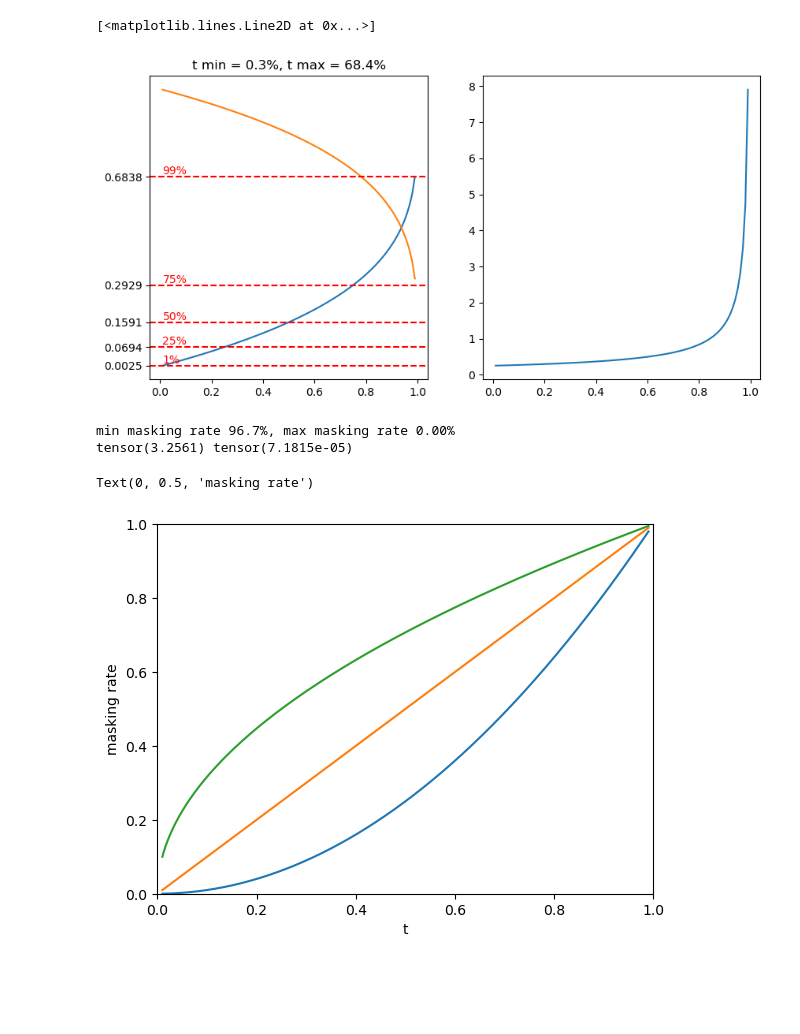
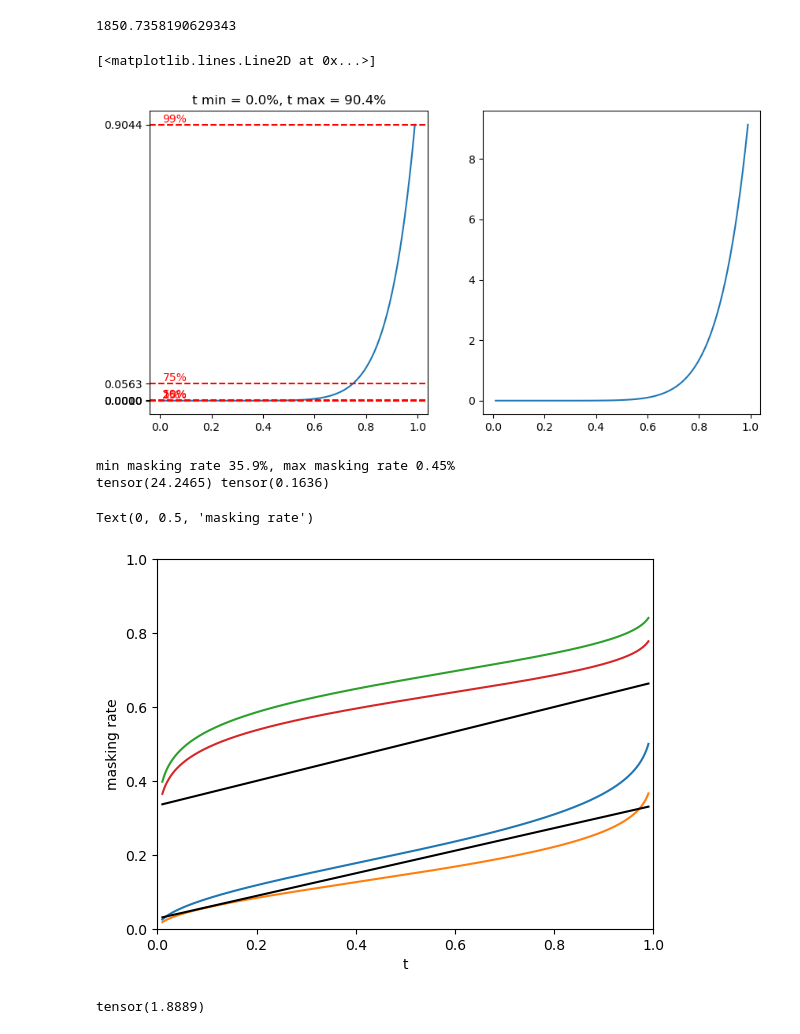
Before and after one commit to jthuemmel/thesis, a Jupyter notebook: simplify.ipynb, the cells around one changed output. Saved outputs shown, nothing was run; the diff lists cells and outputs as text; code cells hidden in the pictures; blank space fills up the shorter version.

```diff
--- a/simplify.ipynb
+++ b/simplify.ipynb
@@ -27,9 +169,13 @@ model = EinMask(network=network, world=world)
+# %%
+c1tgt = 10
+c0tgt = 30
+# %% [output]
+1850.7358190629343
 # %%
 eps = 1e-2
 u = torch.linspace(eps, 1 - eps,101)
-c1 = 1.
-c0 = 4.
-
+c1 = 0.1
+c0 = 1
 
 k_min = 0
 k_max = 1
@@ -39,7 +185,6 @@ t = k_min + (k_max - k_min) * t
 plt.figure(figsize=(10,5))
 plt.subplot(1,2,1)
 plt.plot(u, t)
-plt.plot(u, k_max - t)
 plt.title(f"t min = {100*t.min().item()/k_max:.1f}%, t max = {100*t.max().item()/k_max:.1f}%")
 # add quantile lines
 qtls = [u.min().item(), 0.25, 0.5, 0.75, u.max().item()]
@@ -55,27 +200,35 @@ plt.subplot(1,2,2)
 plt.plot(u, km.quantile_dt(u))
 # %% [output]
 [<matplotlib.lines.Line2D at 0x...>]
-[figure, old version]
+[figure, new version]
 # %%
 print(f"min masking rate {100*t.max()/k_max:.1f}%, max masking rate {100*t.min()/k_max:.2f}%")
 print(km.quantile_dt(u).max(), km.quantile_dt(u).min())
 # %% [output]
-min masking rate 96.7%, max masking rate 0.00%
-tensor(3.2561) tensor(7.1815e-05)
+min masking rate 35.9%, max masking rate 0.45%
+tensor(24.2465) tensor(0.1636)
 # %%
 u = torch.linspace(1e-2,1 - 1e-2,1000)
-
-for c1, c0 in itertools.product([0.5, 1, 2],[ 1]):
+a = [2, 8]
+for c1, c0 in itertools.product(a, [16, 32]):
     km = StableKumaraswamy(c1=c1, c0=c0)
     plt.plot(u, km.quantile(u))
 
+r_tgt = 768/2304 + (1536/2304 - 768/2304) * u
+r_src = 64/2304 + (768/2304 - 64/2304) * u
+plt.plot(u, r_tgt, c = "black")
+plt.plot(u, r_src, c = "black")
 plt.ylim(0,1)
 plt.xlim(0,1)
 plt.xlabel('t')
 plt.ylabel('masking rate')
 # %% [output]
 Text(0, 0.5, 'masking rate')
-[figure, old version]
+[figure, new version]
+# %%
+a[4]
+# %% [output]
+tensor(1.8889)
 # %%
 # scaling reference
 
```
Also changed, not shown: parts of 8 cells of this notebook, 5 other files.
